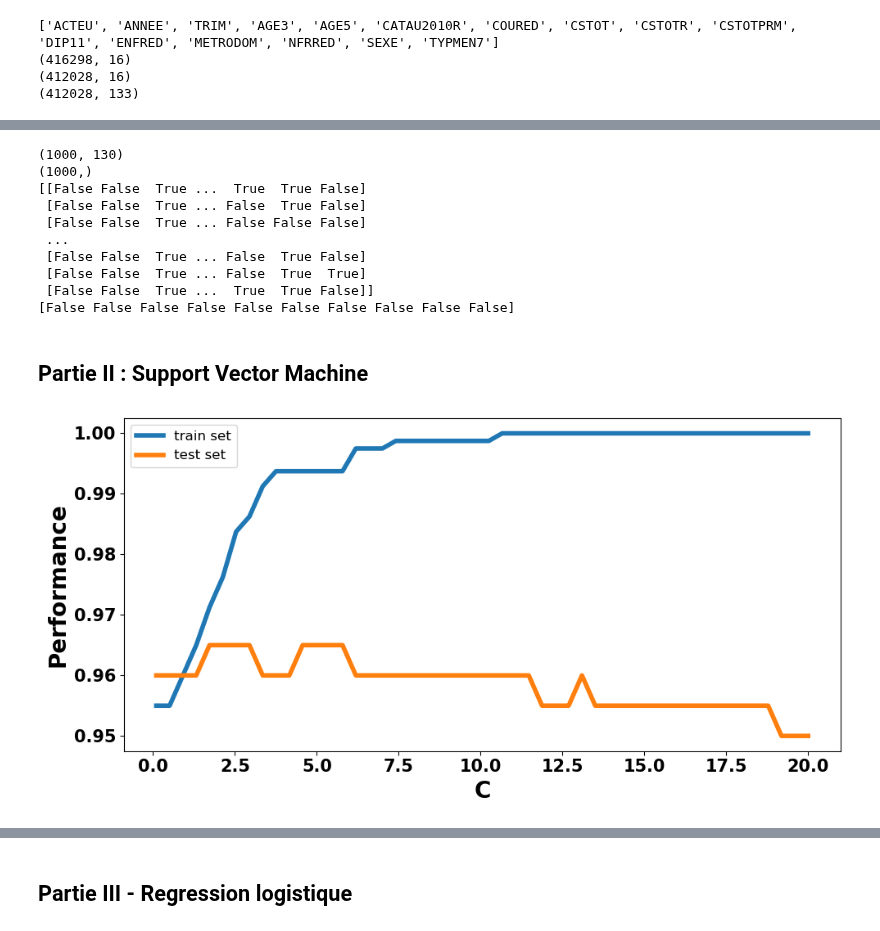
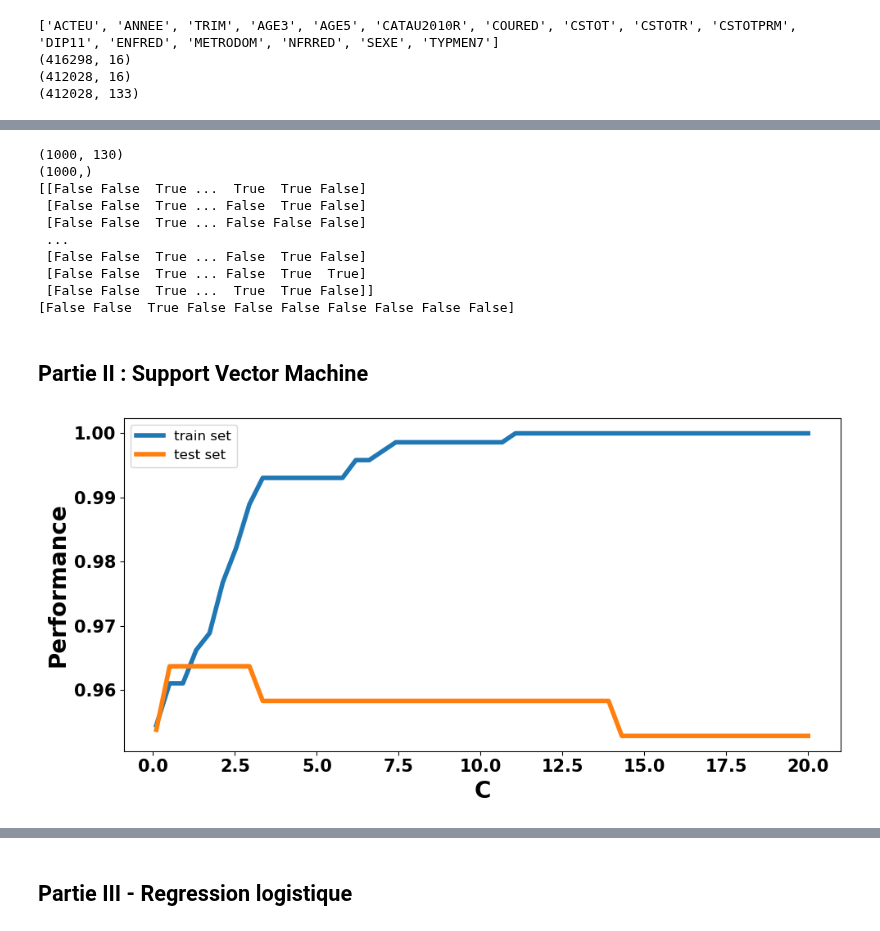
Before and after one commit to Alexis-Barrau/python_ensae, a Jupyter notebook: Scripts/Script first analysis.ipynb, the cells around one changed output, grey strips where cells are left out. Drawn from its saved outputs; the diff is of its cells as text; code cells hidden in the pictures.

Commit message:
Prediction emploi plutot que chomage

```diff
--- a/Scripts/Script first analysis.ipynb
+++ b/Scripts/Script first analysis.ipynb
@@ -72,9 +72,8 @@ EEC_2020 = pd.get_dummies(EEC_2020, columns=["AGE3" ,  "AGE5"  , "CATAU2010R" ,
 
 #RECODAGE variables binaires (dummies)
 
-# convert "Chomage" in 1 and the other labels (here, "Inactif", "Actif occupé") into 0
-EEC_2019['CHOMAGE'] = EEC_2019['ACTEU'].apply(lambda x: x == 2)
-EEC_2020['CHOMAGE'] = EEC_2020['ACTEU'].apply(lambda x: x == 2)
+EEC_2019['EMPLOI'] = EEC_2019['ACTEU'].apply(lambda x: x == 1)
+EEC_2020['EMPLOI'] = EEC_2020['ACTEU'].apply(lambda x: x == 1)
 
 
 EEC_2019['FEMME'] = EEC_2019['SEXE'].apply(lambda x: x == 2)
@@ -121,11 +131,11 @@ Name: FEMME, dtype: object
 # On transforme nos dataframes en array car sklearn est bien adapté pour travailler sur ce type de données
 
 # Array contentant l'ensemble des variables explicatives (on exclut donc CHOMAGE/ANNEE/TRIM)
-X = np.array(EEC_2019_subsample.drop(columns=["CHOMAGE","ANNEE", "TRIM"]))
+X = np.array(EEC_2019_subsample.drop(columns=["EMPLOI","ANNEE", "TRIM"]))
 
 print(X.shape)
 # Array contentant la variable expliquée
-y = np.array(EEC_2019_subsample["CHOMAGE"])
+y = np.array(EEC_2019_subsample["EMPLOI"])
 
 print(y.shape)
 
@@ -141,7 +151,7 @@ print(y[:10])
  [False False  True ... False  True False]
  [False False  True ... False  True  True]
  [False False  True ...  True  True False]]
-[False False False False False False False False False False]
+[False False  True False False False False False False False]
 # %%
 #from sklearn.preprocessing import StandardScaler
 # standardisation des variables explicatives,  c’est-à-dire de centrer et réduire chaque variable
@@ -152,18 +162,25 @@ print(y[:10])
 # X_test_scaled = std_scale.transform(X_test)
 
 # La standardisation permet une convergence plus rapide des algorithmes pour des variables réelles
-# %% [markdown]
-## Partie II : Support Vector Machine
 # %%
 from sklearn.model_selection import train_test_split
 X_train, X_test, y_train, y_test = train_test_split(X,
                                                     y,
                                                     test_size=.2, random_state=3)
+# %% [markdown]
+## Partie II : Support Vector Machine
 # %%
 from sklearn.svm import SVC
+from sklearn.metrics import confusion_matrix
+from sklearn.metrics import ConfusionMatrixDisplay
+from sklearn.metrics import f1_score
+
+
 #SVC est le modèle SVM permettant la classification
 
+# confusion matrix ->
 acc_train, acc_test = list(), list()
+f1_train, f1_test = [], []
 
 C_range = np.linspace(0.1, 20, 50)
 for param in C_range:
@@ -172,21 +189,31 @@ for param in C_range:
     acc_train.append(clf.score(X_train, y_train))
     acc_test.append(clf.score(X_test, y_test))
 
-#  ATTENTION -> Peut etre faut-il travailler avec un autre critère de performance que accuracy pour selectionner le meilleur modèle
+     # Predictions on training set
+    y_pred_train = clf.predict(X_train)
+    f1_train.append(f1_score(y_train, y_pred_train, average='binary'))
+
+    # Predictions on test set
+    y_pred_test = clf.predict(X_test)
+    f1_test.append(f1_score(y_test, y_pred_test, average='binary'))
+
+
+
+#  ATTENTION -> Peut etre faut-il travailler avec un autre critère de performance que accuracy pour selectionner le meilleur modèle ?? On retrouve les meme résultats avec accuracy ou f1 score
 # %%
 plt.figure(figsize=(10, 5))
 
-plt.plot(C_range, acc_train, label='train set', lw=4)
-plt.plot(C_range, acc_test, label='test set', lw=4)
+plt.plot(C_range, f1_train, label='train set', lw=4)
+plt.plot(C_range, f1_test, label='test set', lw=4)
 
 plt.legend(loc='best', fontsize=12)
 
 plt.xlabel("C", fontweight="bold", fontsize=20)
 plt.ylabel("Performance", fontweight="bold", fontsize=20)
 plt.xticks(fontweight="bold", fontsize=15)
 plt.yticks(fontweight="bold", fontsize=15)
 plt.tight_layout()
 
 plt.show()
 # %% [output]
-[figure, old version]
+[figure, new version]
```
Also changed, not shown: parts of 15 cells of this notebook.
